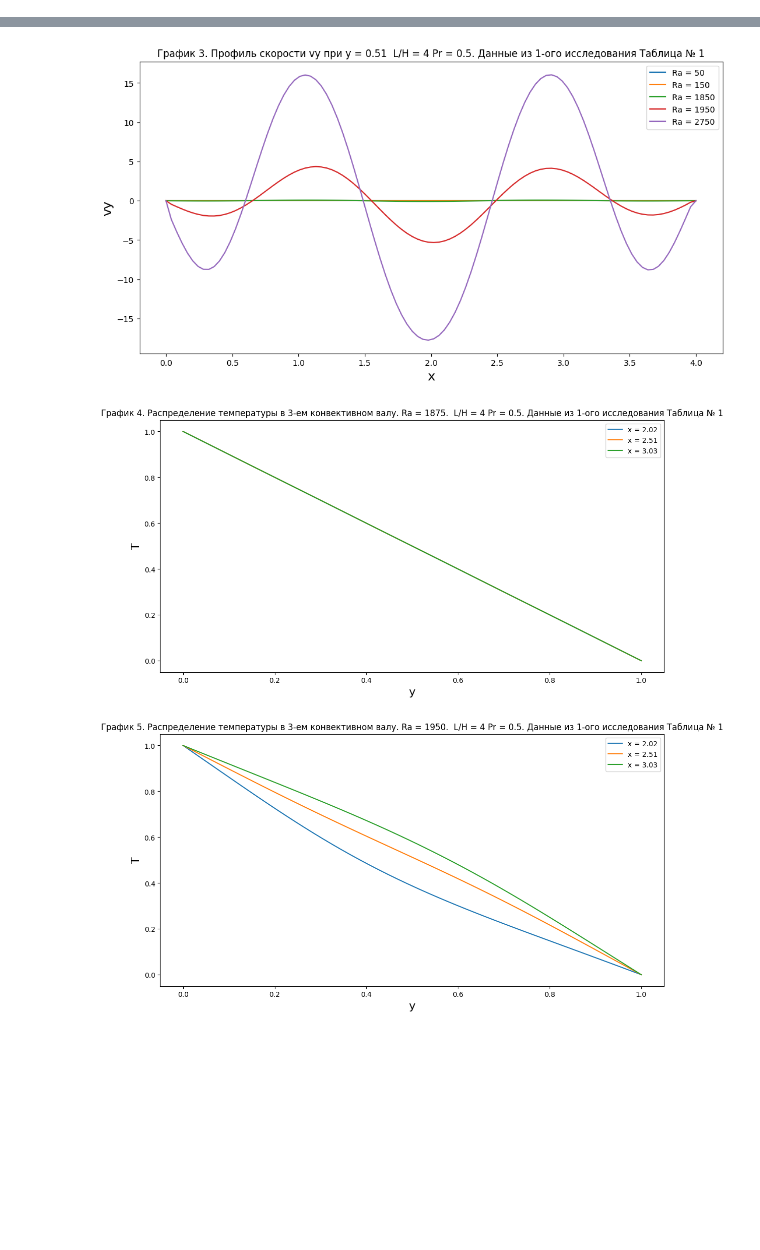
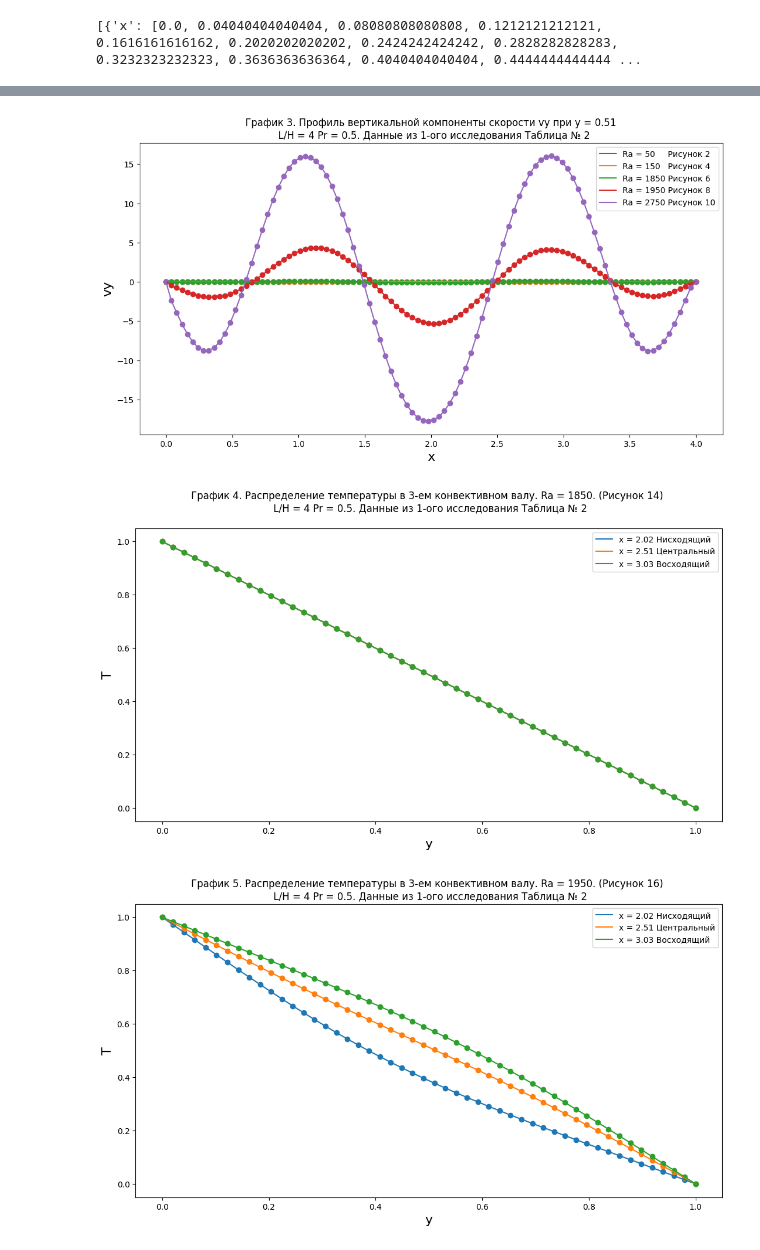
Before and after one commit to daniil225/MME, a Jupyter notebook: 2024/РГЗ/plotters.ipynb, the cells around one changed output, grey strips where cells are left out. Saved outputs shown, nothing was run; the diff lists cells and outputs as text; code cells hidden in the pictures; blank space fills up the shorter version.

```diff
--- a/2024/РГЗ/plotters.ipynb
+++ b/2024/РГЗ/plotters.ipynb
@@ -82,11 +82,11 @@ def dTdY_y0(file_T):
 
 
     # Берм нужные данные
-    for data in data_all[0:100]:
+    for data in data_all[0:200]:
         Data_y0['x'].append(data[0])
         Data_y0['T'].append(data[2])
 
-    for data in data_all[100: 200]:
+    for data in data_all[200: 400]:
         Data_y1['x'].append(data[0])
         Data_y1['T'].append(data[2])
         Data_y1['y_1'] = data[1]
@@ -109,11 +109,11 @@ def dTdY_y1(file_T):
     data_all = [np.float64(data.strip().split()) for data in file.readlines()]
 
     # y = 1
-    for data in data_all[len(data_all)-100: len(data_all)]:
+    for data in data_all[len(data_all)-200: len(data_all)]:
         Data_yn['x'].append(data[0])
         Data_yn['T'].append(data[2])
 
-    for data in data_all[len(data_all)-200: len(data_all)-100]:
+    for data in data_all[len(data_all)-400: len(data_all)-200]:
         Data_yn_1['x'].append(data[0])
         Data_yn_1['T'].append(data[2])
         Data_yn_1['y_1'] = data[1]
@@ -129,6 +129,12 @@ def dTdY_y1(file_T):
     file.close()
     return Data
 
+def LeftQuadInteg(DatadTdY):
+    res = 0
+    for i in range(0, len(DatadTdY['x'])-1):
+        res += DatadTdY['dTdY'][i]*(DatadTdY['x'][i+1] - DatadTdY['x'][i])
+
+    return res
 
 def PlotGraph(Datas,keyx, keyy, labels, title, xlabel, ylabel):
 
@@ -136,14 +142,15 @@ def PlotGraph(Datas,keyx, keyy, labels, title, xlabel, ylabel):
     fig = plt.figure(figsize=(10,5))
     ax = fig.add_axes([1,1,1,1])
 
+    line1 = None
     for data in Datas:
-        ax.plot(data[keyx], data[keyy])
-
+        line1, = ax.plot(data[keyx], data[keyy])
+        ax.scatter(data[keyx], data[keyy])
 
     ax.set_title(title)
     ax.set_xlabel(xlabel, size = 16)
     ax.set_ylabel(ylabel, size = 16)
-    ax.legend(labels = labels)
+    ax.legend([line1],labels = labels)
 
     plt.show()
 
@@ -158,16 +165,16 @@ path_T = GenPath(5, base_path_T)
 dTdY_y0(path_T[0])
 
 # Координаты x нисходящего, центрального и нисходящего 3-его конвективного вала
-x3_convvall = [2.020202020202, 2.505050505051, 3.030303030303]
+x3_convvall = {'x': [2.020202020202, 2.505050505051, 3.030303030303], 'pos': ["Нисходящий", "Центральный", 'Восходящий']}
 
 # Компоненты скорости
 DatasVx = [DataVx(path_vx_i) for path_vx_i in path_vx]
 DatasVy = [DataVy(path_vy_i) for path_vy_i in path_vy]
 
 # Изменение температуры в 3-ем конвективном вале при различных числах Релея
-DatasT_Ra1875 = [DataTy(path_T[2], xi) for xi in x3_convvall]
-DatasT_Ra1950 = [DataTy(path_T[3], xi) for xi in x3_convvall]
-DatasT_Ra2750 = [DataTy(path_T[4], xi) for xi in x3_convvall]
+DatasT_Ra1875 = [DataTy(path_T[2], xi) for xi in x3_convvall['x']]
+DatasT_Ra1950 = [DataTy(path_T[3], xi) for xi in x3_convvall['x']]
+DatasT_Ra2750 = [DataTy(path_T[4], xi) for xi in x3_convvall['x']]
 
 # Локальные тепловые потоки на нижней (подогреваемой стенке) y = 0
 DatasdTdY_y0 = [dTdY_y0(path_T_i) for path_T_i in path_T]
@@ -175,20 +182,32 @@ DatasdTdY_y0 = [dTdY_y0(path_T_i) for path_T_i in path_T]
 # Локальный градиент температуры на верхней стенке (охлождаемой) y = 1
 DatasdTdY_y1 = [dTdY_y1(path_T_i) for path_T_i in path_T]
 
+
+# Расчет числа Нусельта по локальным градиентам температур при y = 0
+print(DatasdTdY_y0)
+Nu_y0 = [LeftQuadInteg(DatadTdY_y0i)/4.0 for DatadTdY_y0i in DatasdTdY_y0]
+Nu_y1 = [LeftQuadInteg(DatadTdY_y1i)/4.0 for DatadTdY_y1i in DatasdTdY_y1]
+
+Nu_y0Data = {'Nu': Nu_y0, 'Ra': [50, 150, 1850, 1950, 2750]}
+Nu_y1Data = {'Nu': Nu_y1, 'Ra': [50, 150, 1850, 1950, 2750]}
+Nu = [Nu_y0Data, Nu_y1Data]
+
+
+
 # Профили скорости
 PlotGraph(DatasVx,
         'y',
         'vx',
-        ["Ra = 50", "Ra = 150", "Ra = 1850", "Ra = 1950", "Ra = 2750"],
-        "График 2. Профиль скорости vx при x = " + str(np.round(DatasVx[0]['x0'], 2)) + "  L/H = 4 Pr = 0.5. Данные из 1-ого исследования Таблица № 1" ,
+        ["Ra = 50     Рисунок 10", "Ra = 150   Рисунок 12", "Ra = 1850 Рисунок 14", "Ra = 1950 Рисунок 16", "Ra = 2750 Рисунок 18"],
+        "График 2. Профиль горизонтальной компоненты скорости при x = " + str(np.round(DatasVx[0]['x0'], 2)) + " (3 вал центральное сечение) \n  L/H = 4 Pr = 0.5. Данные из 1-ого исследования Таблица № 2" ,
         "y",
         "vx")
 
 PlotGraph(DatasVy,
         'x',
         'vy',
-        ["Ra = 50", "Ra = 150", "Ra = 1850", "Ra = 1950", "Ra = 2750"],
-        "График 3. Профиль скорости vy при y = " + str(np.round(DatasVy[0]['y0'], 2)) + "  L/H = 4 Pr = 0.5. Данные из 1-ого исследования Таблица № 1" ,
+         ["Ra = 50     Рисунок 2", "Ra = 150   Рисунок 4", "Ra = 1850 Рисунок 6", "Ra = 1950 Рисунок 8", "Ra = 2750 Рисунок 10"],
+        "График 3. Профиль вертикальной компоненты скорости vy при y = " + str(np.round(DatasVy[0]['y0'], 2)) + "\n  L/H = 4 Pr = 0.5. Данные из 1-ого исследования Таблица № 2" ,
         "x",
         "vy")
 
@@ -196,24 +215,24 @@ PlotGraph(DatasVy,
 PlotGraph(DatasT_Ra1875,
           'y',
           'T',
-          ["x = " + '{0:.2f}'.format(x) for x in x3_convvall],
-          "График 4. Распределение температуры в 3-ем конвективном валу. Ra = 1875.  L/H = 4 Pr = 0.5. Данные из 1-ого исследования Таблица № 1",
+           ["x = " + '{0:.2f} {pos}'.format(x3_convvall['x'][i], pos = x3_convvall['pos'][i]) for i in range(0, len(x3_convvall['x']))],
+          "График 4. Распределение температуры в 3-ем конвективном валу. Ra = 1850. (Рисунок 14) \n L/H = 4 Pr = 0.5. Данные из 1-ого исследования Таблица № 2\n",
           "y",
           "T")
 
 PlotGraph(DatasT_Ra1950,
           'y',
           'T',
-          ["x = " + '{0:.2f}'.format(x) for x in x3_convvall],
-          "График 5. Распределение температуры в 3-ем конвективном валу. Ra = 1950.  L/H = 4 Pr = 0.5. Данные из 1-ого исследования Таблица № 1",
+          ["x = " + '{0:.2f} {pos}'.format(x3_convvall['x'][i], pos = x3_convvall['pos'][i]) for i in range(0, len(x3_convvall['x']))],
+          "График 5. Распределение температуры в 3-ем конвективном валу. Ra = 1950. (Рисунок 16) \n L/H = 4 Pr = 0.5. Данные из 1-ого исследования Таблица № 2",
           "y",
           "T")
 
 PlotGraph(DatasT_Ra2750,
           'y',
           'T',
-          ["x = " + '{0:.2f}'.format(x) for x in x3_convvall],
-          "График 6. Распределение температуры в 3-ем конвективном валу. Ra = 2750.  L/H = 4 Pr = 0.5. Данные из 1-ого исследования Таблица № 1",
+          ["x = " + '{0:.2f} {pos}'.format(x3_convvall['x'][i], pos = x3_convvall['pos'][i]) for i in range(0, len(x3_convvall['x']))],
+          "График 6. Распределение температуры в 3-ем конвективном валу. Ra = 2750.  (Рисунок 18) \n L/H = 4 Pr = 0.5. Данные из 1-ого исследования Таблица № 2",
           "y",
           "T")
 
@@ -221,16 +240,17 @@ PlotGraph(DatasT_Ra2750,
 PlotGraph(DatasdTdY_y0,
           'x',
           'dTdY',
-           ["Ra = 50", "Ra = 150", "Ra = 1850", "Ra = 1950", "Ra = 2750"],
-           "График 7. Локальные градиенты температуры на горячей стенке (y = 0) для Pr = 0.5, L/H = 4 при различных значениях числа Рэлея.\nДанные из 1-ого исследования Таблица № 1 ",
+          ["Ra = 50     Рисунок 10", "Ra = 150   Рисунок 12", "Ra = 1850 Рисунок 14", "Ra = 1950 Рисунок 16", "Ra = 2750 Рисунок 18"],
+           "График 7. Локальные градиенты температуры на горячей стенке (y = 0) \n Pr = 0.5, L/H = 4 при различных значениях числа Рэлея.\nДанные из 1-ого исследования Таблица № 2 ",
            "x",
            "dT/dy")
 
 PlotGraph(DatasdTdY_y1,
           'x',
           'dTdY',
-           ["Ra = 50", "Ra = 150", "Ra = 1850", "Ra = 1950", "Ra = 2750"],
-           "График 8. Локальные градиенты температуры на холодной стенке (y = 1) для Pr = 0.5, L/H = 4 при различных значениях числа Рэлея.\nДанные из 1-ого исследования Таблица № 1 ",
+          ["Ra = 50     Рисунок 10", "Ra = 150   Рисунок 12", "Ra = 1850 Рисунок 14", "Ra = 1950 Рисунок 16", "Ra = 2750 Рисунок 18"],
+           "График 8. Локальные градиенты температуры на холодной стенке (y = 1) \n Pr = 0.5, L/H = 4 при различных значениях числа Рэлея.\nДанные из 1-ого исследования Таблица № 2 ",
            "x",
            "dT/dy")
 # %% [output]
+[{'x': [0.0, 0.04040404040404, 0.08080808080808, 0.1212121212121, 0.1616161616162, 0.2020202020202, 0.2424242424242, 0.2828282828283, 0.3232323232323, 0.3636363636364, 0.4040404040404, 0.4444444444444 ...
@@ -238,3 +258,3 @@ PlotGraph(DatasdTdY_y1,
-[figure, old version]
+[figure, new version]
-[figure, old version]
+[figure, new version]
-[figure, old version]
+[figure, new version]
```
Also changed, not shown: parts of 3 cells of this notebook, 21 other files.
